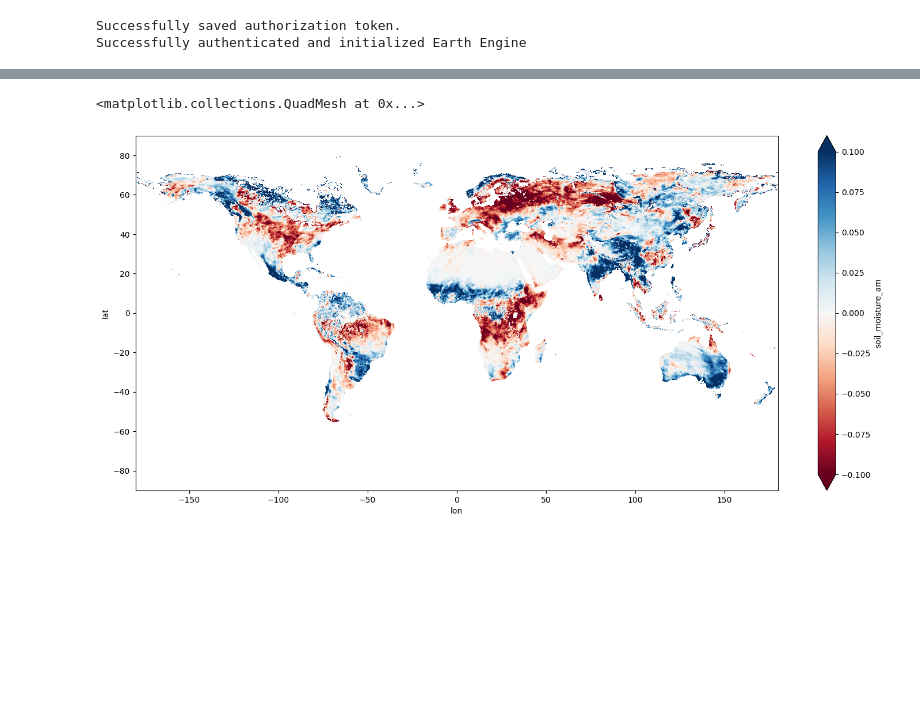
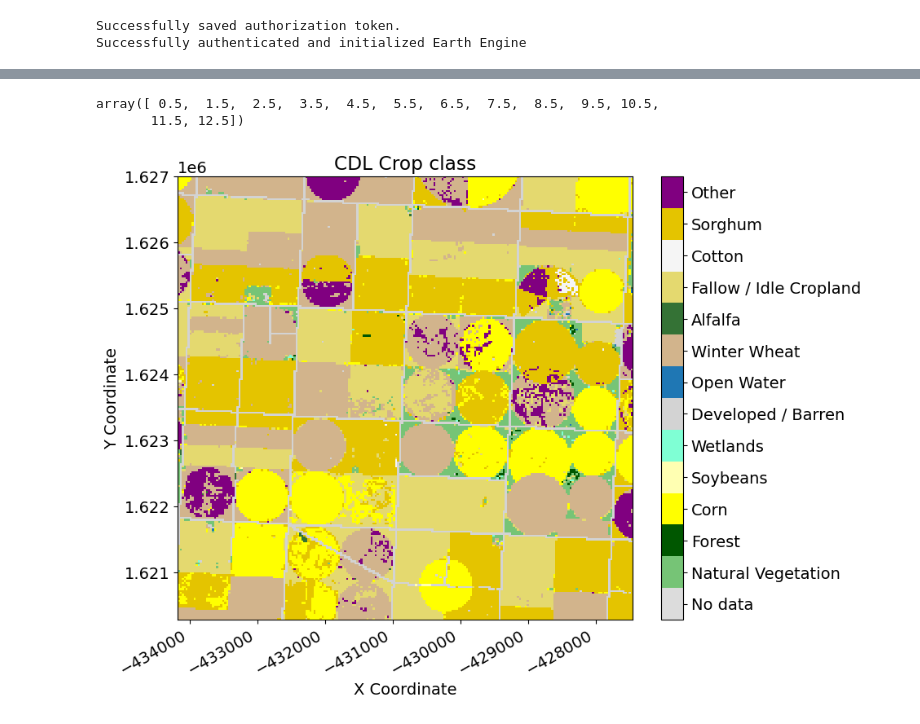
Before and after one commit to ejalilva/gee_tools, a Jupyter notebook: Examples/example_usage_irrigation.ipynb, the cells around one changed output, grey strips where cells are left out. Drawn from its saved outputs; the diff is of its cells as text; code cells hidden in the pictures; blank space fills up the shorter version.

```diff
--- a/Examples/example_usage_irrigation.ipynb
+++ b/Examples/example_usage_irrigation.ipynb
@@ -126,9 +41,71 @@ Attributes:
-# %%
-# Calculate monthly mean
-jun = result.calculate_monthly_mean(5)
-jul = result.calculate_monthly_mean(6)
-diff = jul-jun
-diff.plot(x = 'lon',figsize = [18,8],vmin = -.1,vmax = .1,cmap = 'RdBu')
-# %% [output]
-<matplotlib.collections.QuadMesh at 0x...>
-[figure, removed]
+# %%
+np.arange(0.5, 13.5)
+# %% [output]
+array([ 0.5,  1.5,  2.5,  3.5,  4.5,  5.5,  6.5,  7.5,  8.5,  9.5, 10.5,
+       11.5, 12.5])
+# %%
+# reading crop classes chips
+import os
+import glob
+import rioxarray as rio
+import ee
+import xarray as xr
+
+file_id = 100
+
+chip_dir= '/Users/ehsan/Documents/cropClass/datasets--ibm-nasa-geospatial--multi-temporal-crop-classification/snapshots/04b439f179e52a7b144f69676210eecd30c39cfc/training_chips'
+files = glob.glob(os.path.join(chip_dir,'*mask.tif'))
+# print(len(files))
+original_chip = rio.open_rasterio(files[file_id])
+chip_crs = str(original_chip.rio.crs)
+
+import matplotlib.pyplot as plt
+import numpy as np
+from matplotlib.colors import ListedColormap
+plt.rcParams.update({'font.size': 14})
+colors = [
+    '#dcdcdc',  # No Data - light grey
+    '#76c476',  # Natural Vegetation - light green
+    '#005700',  # Forest - dark green
+    '#ffff00',  # Corn - yellow
+    '#ffffb2',  # Soybeans - pale yellow
+    '#7fffd4',  # Wetlands - aquamarine
+    '#d3d3d3',  # Developed / Barren - grey
+    '#1f77b4',  # Open Water - blue
+    '#d2b48c',  # Winter Wheat - light brown
+    '#347235',  # Alfalfa - rich green
+    '#e4d96f',  # Fallow / Idle Cropland - tan
+    '#f5f5f5',  # Cotton - light grey
+    '#e4c400',  # Sorghum - deep yellow
+    '#800080'   # Other - purple
+]
+cmap = plt.cm.colors.ListedColormap(colors)
+
+# Create the plot
+fig, ax = plt.subplots(figsize=(9, 8))
+
+# Plot the data
+im = original_chip.plot(
+    x='x',
+    cmap=cmap,
+    add_colorbar=False,  # We'll add our own colorbar
+    ax=ax,
+    vmin =-0.5,
+    vmax =13.5
+)
+
+# # Add a colorbar with custom labels
+cbar = plt.colorbar(im, ax=ax, ticks=np.arange(0, 14))  # Center of each color band
+cbar.ax.set_yticklabels(["No data",
+    "Natural Vegetation", "Forest", "Corn", "Soybeans", "Wetlands",
+    "Developed / Barren", "Open Water", "Winter Wheat", "Alfalfa",
+    "Fallow / Idle Cropland", "Cotton", "Sorghum", "Other"
+])
+# Add title and labels
+plt.title('CDL Crop class')
+plt.xlabel('X Coordinate')
+plt.ylabel('Y Coordinate')
+fig.autofmt_xdate()
+# original_chip.plot(x = 'x')
+# %% [output]
+[figure, added]
```
Also changed, not shown: parts of 12 cells of this notebook.
